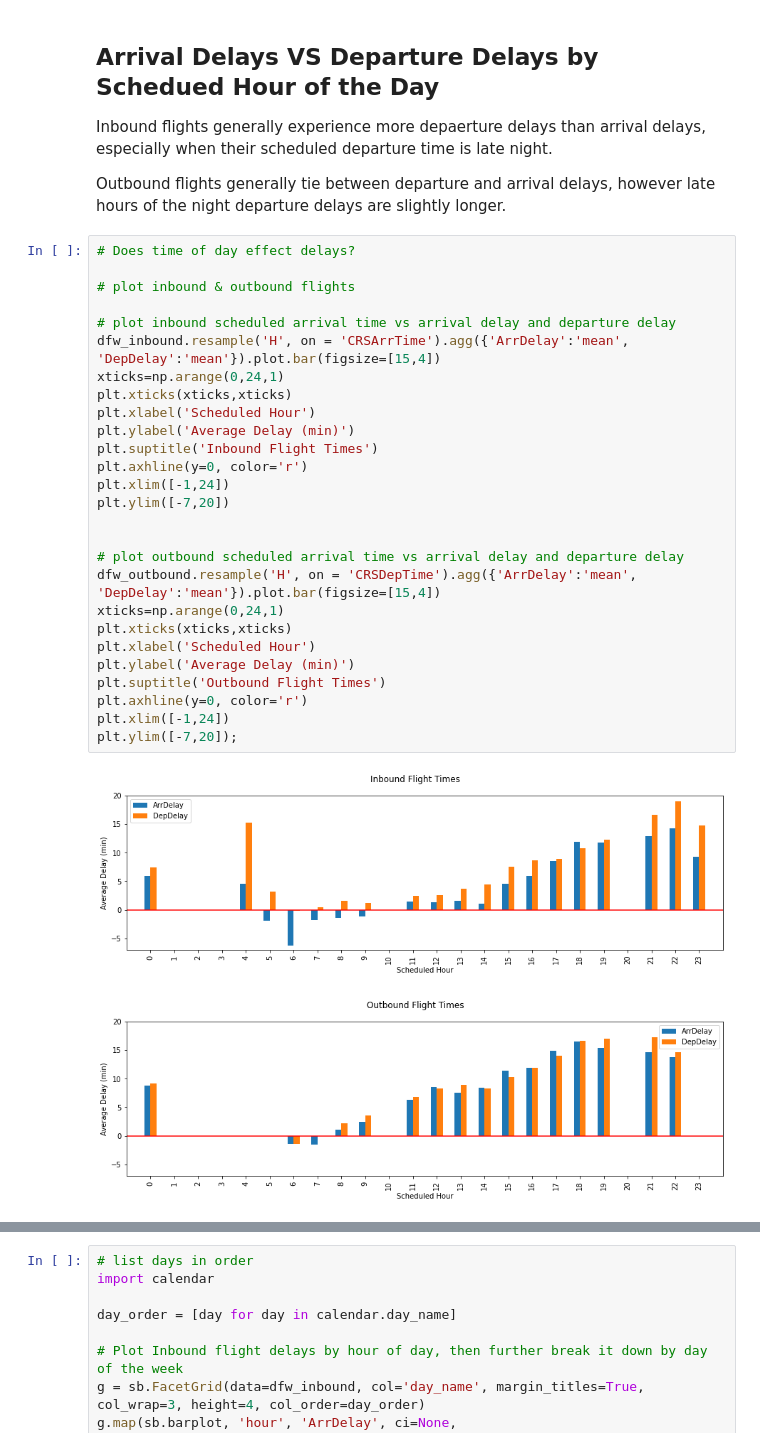
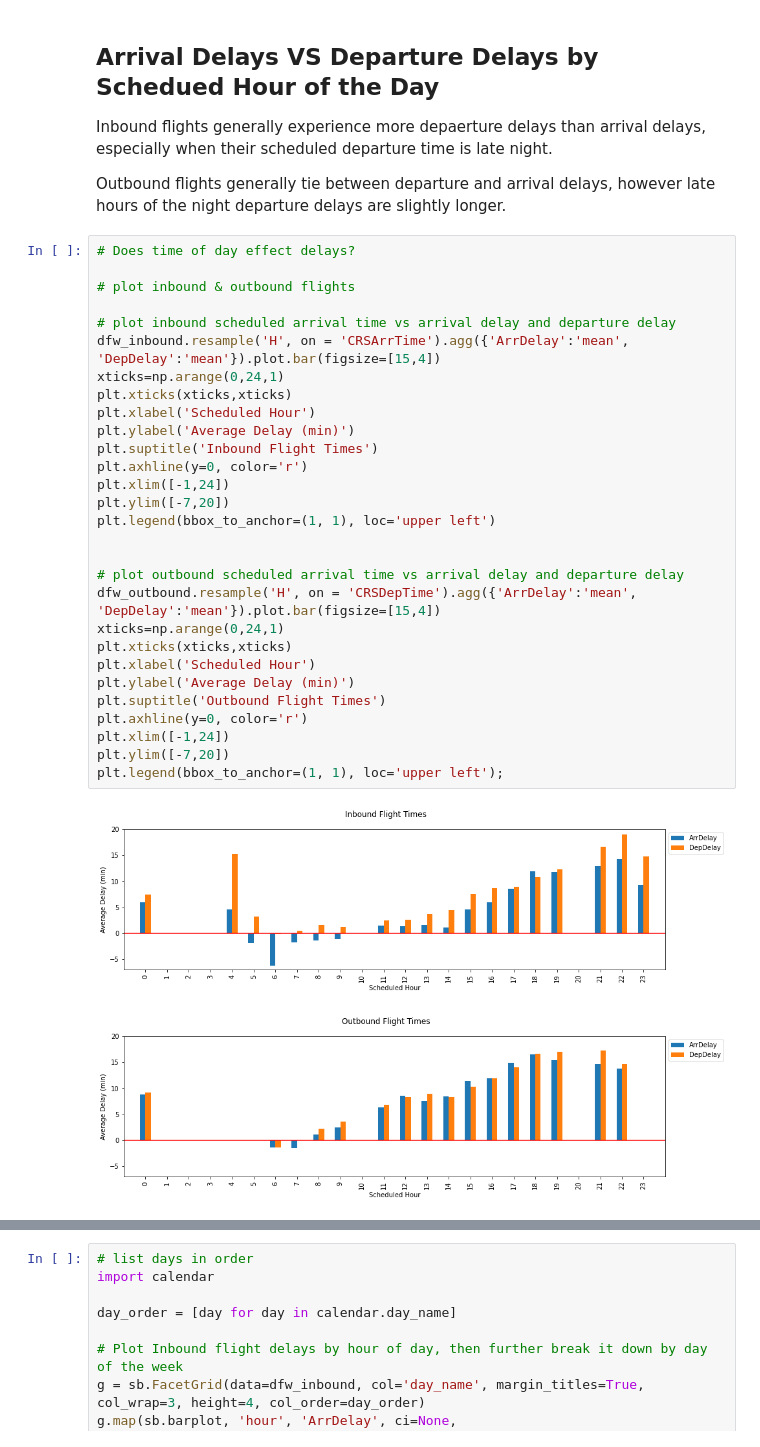
Before and after one commit to abdallahsayed1/American-Airlines-Flight-Delays-Visualization, a Jupyter notebook: explanatory.ipynb, the cells around one changed output, grey strips where cells are left out. Cells and saved outputs as stored; diff of their text form.

```diff
--- a/explanatory.ipynb
+++ b/explanatory.ipynb
@@ -273,33 +274,35 @@ Outbound flights generally tie between departure and arrival delays, however lat
 # %%
 # Does time of day effect delays?
 
 # plot inbound & outbound flights
 
 # plot inbound scheduled arrival time vs arrival delay and departure delay
 dfw_inbound.resample('H', on = 'CRSArrTime').agg({'ArrDelay':'mean', 'DepDelay':'mean'}).plot.bar(figsize=[15,4])
 xticks=np.arange(0,24,1)
 plt.xticks(xticks,xticks)
 plt.xlabel('Scheduled Hour')
 plt.ylabel('Average Delay (min)')
 plt.suptitle('Inbound Flight Times')
 plt.axhline(y=0, color='r')
 plt.xlim([-1,24])
 plt.ylim([-7,20])
+plt.legend(bbox_to_anchor=(1, 1), loc='upper left')
 
 
 # plot outbound scheduled arrival time vs arrival delay and departure delay
 dfw_outbound.resample('H', on = 'CRSDepTime').agg({'ArrDelay':'mean', 'DepDelay':'mean'}).plot.bar(figsize=[15,4])
 xticks=np.arange(0,24,1)
 plt.xticks(xticks,xticks)
 plt.xlabel('Scheduled Hour')
 plt.ylabel('Average Delay (min)')
 plt.suptitle('Outbound Flight Times')
 plt.axhline(y=0, color='r')
 plt.xlim([-1,24])
-plt.ylim([-7,20]);
+plt.ylim([-7,20])
+plt.legend(bbox_to_anchor=(1, 1), loc='upper left');
 # %% [output]
-[figure, old version]
+[figure, new version]
-[figure, old version]
+[figure, new version]
 # %% [markdown]
 ## Inbound Delays VS Scheduled Arrival time broken down by day of week
 
```
Also changed, not shown: parts of 19 cells of this notebook, 3 other files.
